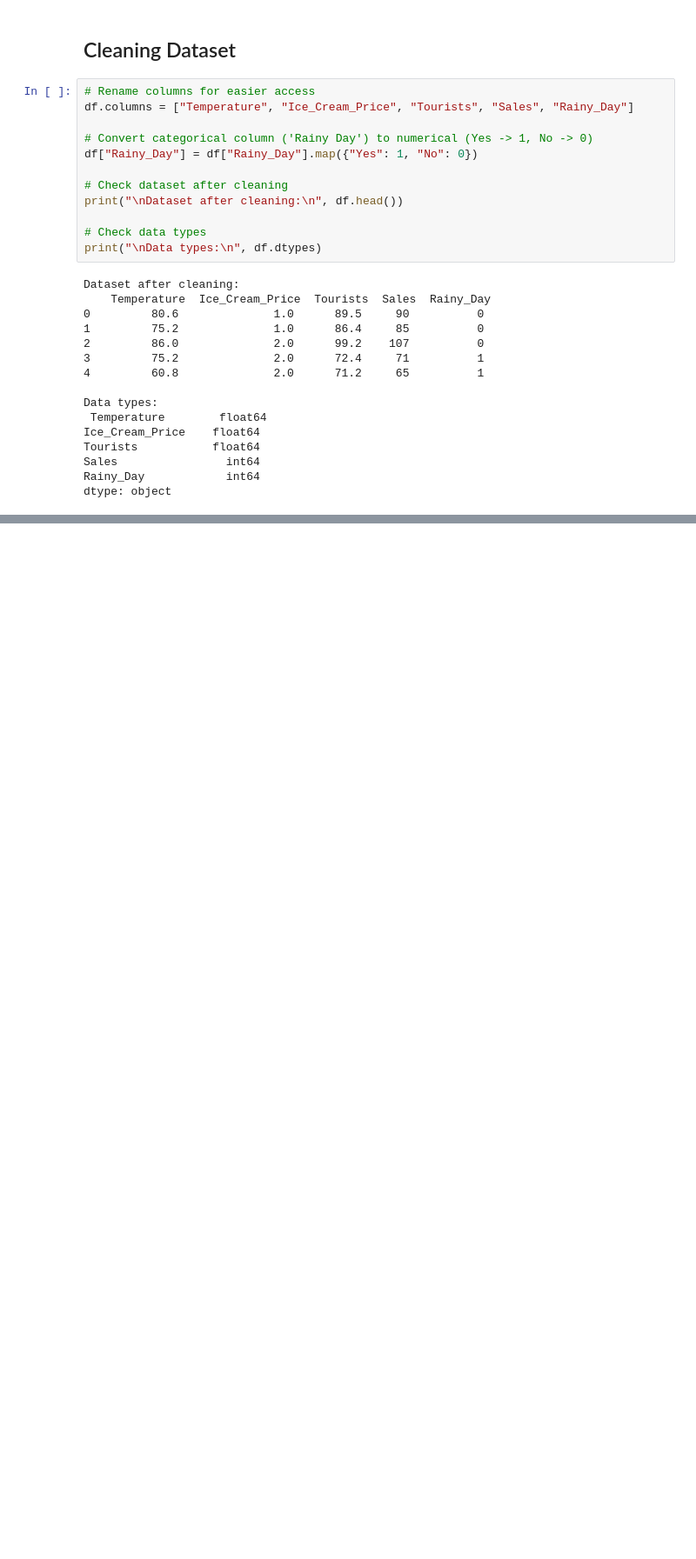
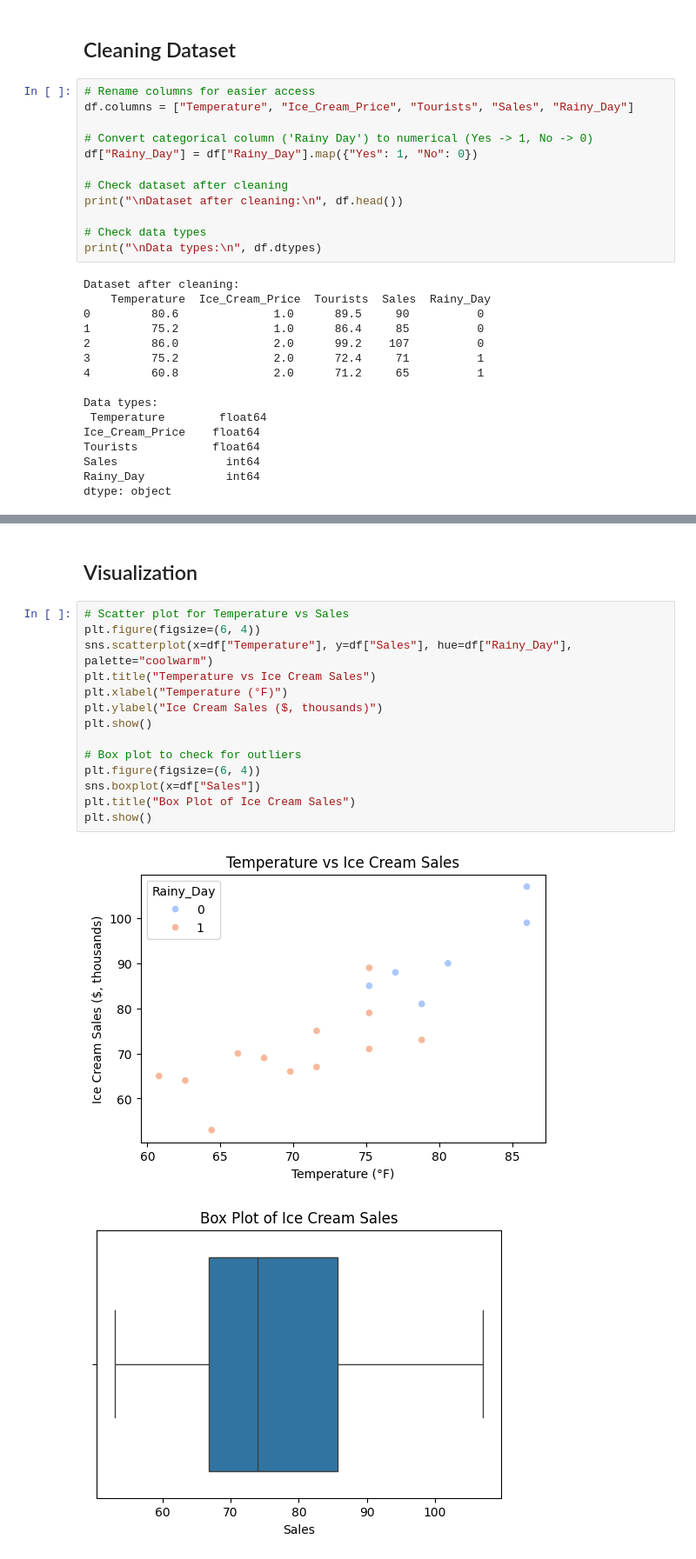
Before and after one commit to mrQur3Sh1/Ice-Cream-Sales-Predictor, a Jupyter notebook: Sales_Predictor.ipynb, the cells around one changed output, grey strips where cells are left out. Shown at 87% size. Cells and saved outputs as stored; diff of their text form; blank space fills up the shorter version.

```diff
--- a/Sales_Predictor.ipynb
+++ b/Sales_Predictor.ipynb
@@ -56,0 +73,20 @@ dtype: object
+# %% [markdown]
+
+## Visualization
+# %%
+# Scatter plot for Temperature vs Sales
+plt.figure(figsize=(6, 4))
+sns.scatterplot(x=df["Temperature"], y=df["Sales"], hue=df["Rainy_Day"], palette="coolwarm")
+plt.title("Temperature vs Ice Cream Sales")
+plt.xlabel("Temperature (°F)")
+plt.ylabel("Ice Cream Sales ($, thousands)")
+plt.show()
+
+# Box plot to check for outliers
+plt.figure(figsize=(6, 4))
+sns.boxplot(x=df["Sales"])
+plt.title("Box Plot of Ice Cream Sales")
+plt.show()
+# %% [output]
+[figure, added]
+[figure, added]
```
Also changed, not shown: parts of 2 cells of this notebook.
